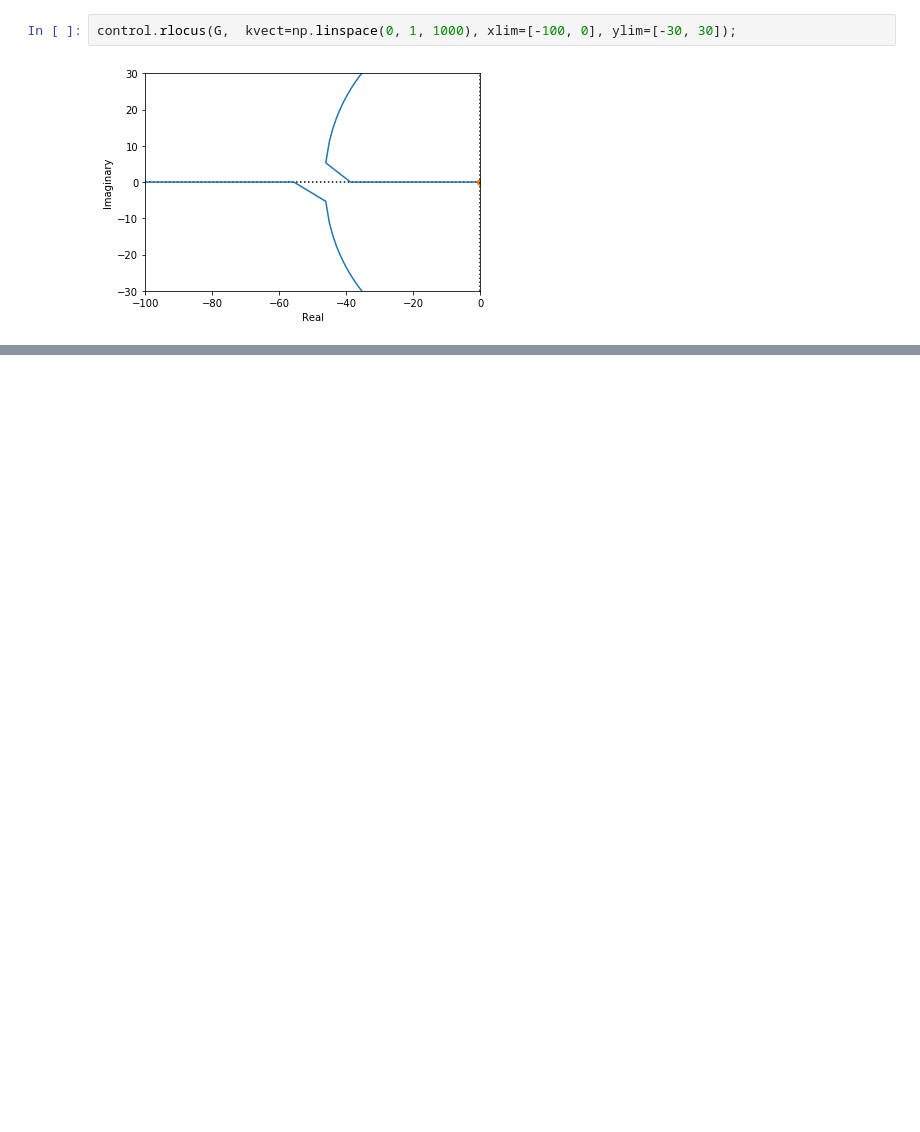
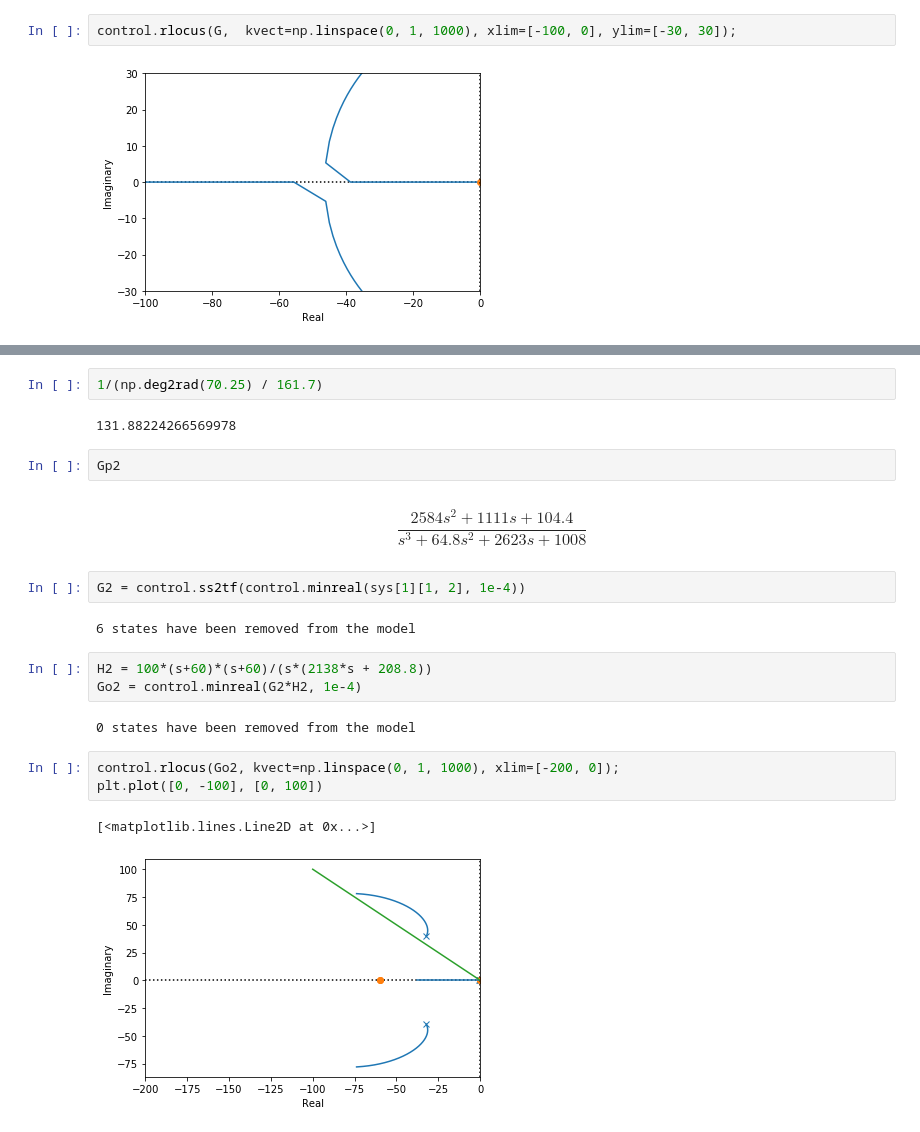
Before and after one commit to cohen39/blue-eyes-white-dragon, a Jupyter notebook: notes/Rockt_control_design.ipynb, the cells around one changed output, grey strips where cells are left out. Cells and saved outputs as stored; diff of their text form; blank space fills up the shorter version.

Commit message:
Added second and third controller in notebook

```diff
--- a/notes/Rockt_control_design.ipynb
+++ b/notes/Rockt_control_design.ipynb
@@ -634,0 +633,23 @@ control.bode(Go, margins=True, dB=True, omega=np.logspace(1, 5));
+# %%
+1/(np.deg2rad(70.25) / 161.7)
+# %% [output]
+131.88224266569978
+# %%
+Gp2
+# %% [output]
+$$\frac{2584 s^2 + 1111 s + 104.4}{s^3 + 64.8 s^2 + 2623 s + 1008}$$
+# %%
+G2 = control.ss2tf(control.minreal(sys[1][1, 2], 1e-4))
+# %% [output]
+6 states have been removed from the model
+# %%
+H2 = 100*(s+60)*(s+60)/(s*(2138*s + 208.8))
+Go2 = control.minreal(G2*H2, 1e-4)
+# %% [output]
+0 states have been removed from the model
+# %%
+control.rlocus(Go2, kvect=np.linspace(0, 1, 1000), xlim=[-200, 0]);
+plt.plot([0, -100], [0, 100])
+# %% [output]
+[<matplotlib.lines.Line2D at 0x...>]
+[figure, added]
```
Also changed, not shown: parts of 18 cells of this notebook.
